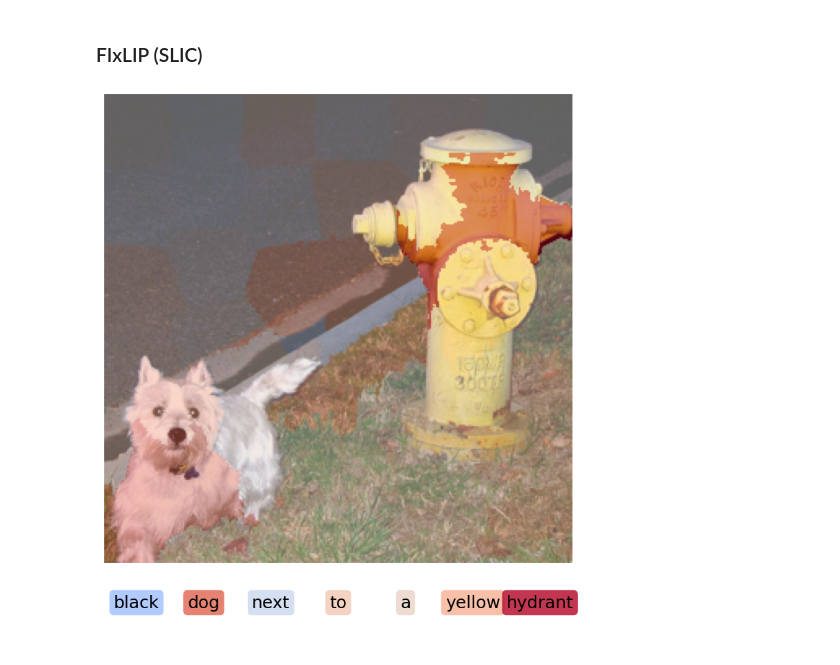
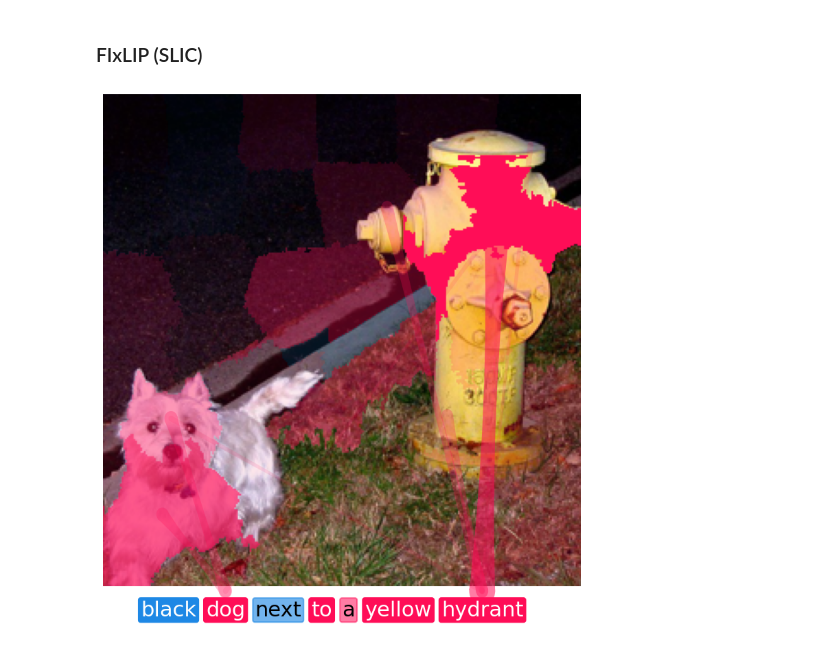
Before and after one commit to yhuang122/Image-Explanations-with-shapiq, a Jupyter notebook: example.ipynb, the cells around one changed output. Saved outputs shown, nothing was run; the diff lists cells and outputs as text; code cells hidden in the pictures.

```diff
--- a/example.ipynb
+++ b/example.ipynb
@@ -362,53 +362,41 @@ plt.tight_layout(pad=0.15)
 # %% [markdown]
 ### FIxLIP (SLIC)
 # %%
-# SLIC visualization replacement for CLIP-ResNet + segmenter="slic"
-first_order = src.utils.convert_iv_to_first_order(interaction_values)
-values = first_order.get_n_order(1).values
-image_values = values[:game.n_players_image]
-text_values = values[game.n_players_image:game.n_players_image + len(text_tokens)]
-label_map = game._imputer.segmenter._label_map.cpu().numpy()
-superpixel_heatmap = image_values[label_map]
-max_abs_image = np.quantile(np.abs(image_values), 0.99)
-if max_abs_image == 0 or not np.isfinite(max_abs_image):
-    max_abs_image = np.max(np.abs(image_values)) if image_values.size else 1.0
-max_abs_text = np.max(np.abs(text_values)) if text_values.size else 1.0
-if max_abs_text == 0 or not np.isfinite(max_abs_text):
-    max_abs_text = 1.0
-cmap = plt.get_cmap("coolwarm")
-fig, (ax_img, ax_text) = plt.subplots(
-    2,
-    1,
+from ImputerFactory.plot import plot_image_and_text_together
+
+slic_segmenter = game._imputer.segmenter
+if not hasattr(slic_segmenter, "_label_map"):
+    raise RuntimeError("This cell expects segmenter='slic' or another label-map segmenter.")
+
+text_tokens = input_text.split()
+if len(text_tokens) < game.n_players_text:
+    text_tokens = text_tokens + [""] * (game.n_players_text - len(text_tokens))
+else:
+    text_tokens = text_tokens[:game.n_players_text]
+
+input_image_processed = game.inputs["pixel_values"].squeeze(0)
+input_image_denormalized = src.utils.denormalize(
+    input_image_processed,
+    game.processor.image_processor.image_mean,
+    game.processor.image_processor.image_std,
+).permute(1, 2, 0).numpy()
+
+plot_image_and_text_together(
+    img=input_image_denormalized,
+    text=text_tokens,
+    image_players=list(range(game.n_players_image)),
+    iv=interaction_values,
+    segmenter=slic_segmenter,
+    plot_heatmap=True,
+    plot_interactions=True,
+    top_k=14,
     figsize=(7, 8),
-    gridspec_kw={"height_ratios": [7, 1.15]},
+    fontsize=22,
+    margin=0.3,
+    color_text=True,
+    show=False,
 )
-ax_img.imshow(input_image_denormalized)
-overlay = ax_img.imshow(
-    superpixel_heatmap,
-    alpha=0.45,
-    cmap="coolwarm",
-    vmin=-max_abs_image,
-    vmax=max_abs_image,
-)
-ax_img.axis("off")
-ax_text.set_xlim(0, 1)
-ax_text.set_ylim(0, 1)
-ax_text.axis("off")
-n_tokens = max(len(text_tokens), 1)
-for i, token in enumerate(text_tokens):
-    value = text_values[i] if i < len(text_values) else 0.0
-    color = cmap((value / max_abs_text + 1.0) / 2.0)
-    x = (i + 0.5) / n_tokens
-    ax_text.text(
-       x,
-       0.5,
-       token,
-       ha="center",
-       va="center",
-       fontsize=18,
-       bbox={"boxstyle": "round,pad=0.25", "facecolor": color, "edgecolor": "none", "alpha": 0.8},
-      )
 plt.tight_layout(pad=0.15)
 # plt.savefig("dog_and_hydrant_fixlip_slic.pdf")
 # %% [output]
-[figure, old version]
+[figure, new version]
```
Also changed, not shown: 1 other file.
